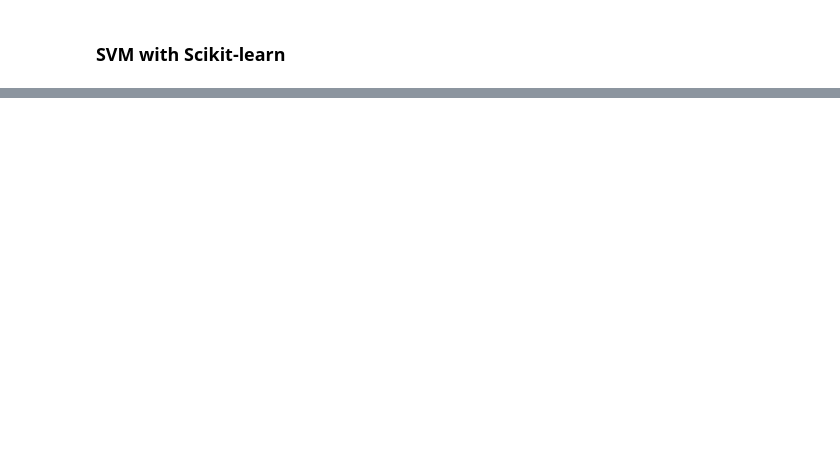
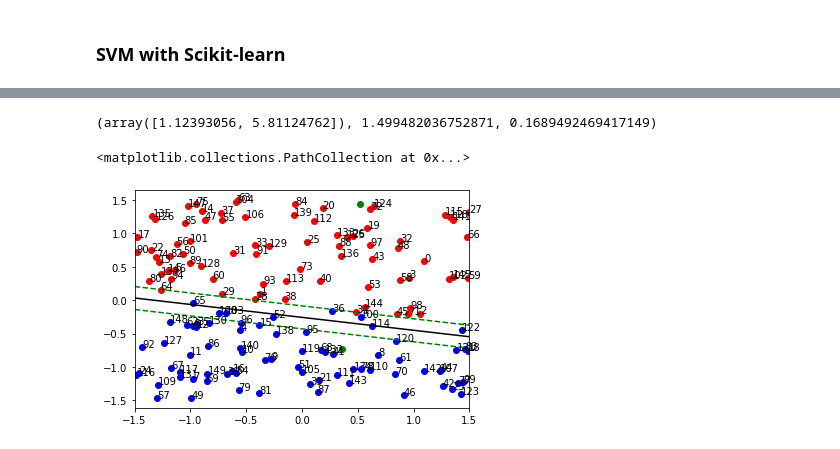
Before and after one commit to TimVrtac/Machine-Learining-Study, a Jupyter notebook: Chapter 9 - SVM.ipynb, the cells around one changed output, grey strips where cells are left out. Saved outputs shown, nothing was run; the diff lists cells and outputs as text; code cells hidden in the pictures; blank space fills up the shorter version.

```diff
--- a/Chapter 9 - SVM.ipynb
+++ b/Chapter 9 - SVM.ipynb
@@ -215,0 +246,15 @@ Y_pred_color = np.where(Y_pred==1, 'r', 'b')
+# %%
+def ref_plane(X,Y):
+    return 1 + 2* X + 10* Y
+# %%
+no_of_points = 150
+mixing_level = 3
+X1 = np.random.random(no_of_points)*3 - 1.5
+X2 = np.random.random(no_of_points)*3 - 1.5
+values = ref_plane(X1, X2)
+values[abs(values)<mixing_level] = values[abs(values)<mixing_level]*np.sign(np.random.normal())
+classes, class_color = np.where(values>0, 1, -1), np.where(values>0, 'r', 'b')
+X = np.concatenate([X1[:,np.newaxis], X2[:,np.newaxis]], axis = 1)
+Y = np.array(classes, dtype=float)
+# %%
+w, b, M, alphas = train_soft_M(X, Y[:,np.newaxis], C=4)
@@ -215,0 +274,4 @@ Y_pred_color = np.where(Y_pred==1, 'r', 'b')
+# %%
+w, b, M
+# %% [output]
+(array([1.12393056, 5.81124762]), 1.499482036752871, 0.1689492469417149)
@@ -215,0 +289,18 @@ Y_pred_color = np.where(Y_pred==1, 'r', 'b')
+# %%
+x_min=-1.5
+x_max=1.5
+plt.xlim(x_min,x_max)
+for i in range(X.shape[0]):
+    plt.scatter(X[i,0], X[i,1], c=class_color[i])
+    plt.annotate(i, (X[i,0], X[i,1]))
+x1_values = np.linspace(-1.5,1.5,100)
+hyperplane_X1 = (-1*x1_values*w[0]- b)/w[1]
+poz_margin_line = hyperplane_X1 + np.sqrt(1 + (w[0]/w[1])**2)*M
+neg_margin_line = hyperplane_X1 - np.sqrt(1 + (w[0]/w[1])**2)*M
+plt.plot(x1_values, hyperplane_X1, color='k')
+plt.plot(x1_values, poz_margin_line, c='g',ls='--' )
+plt.plot(x1_values, neg_margin_line, c='g',ls='--' )
+plt.scatter(X_test[0], X_test[1], c='green')
+# %% [output]
+<matplotlib.collections.PathCollection at 0x...>
+[figure, added]
```
Also changed, not shown: parts of 31 cells of this notebook, 2 other files.
